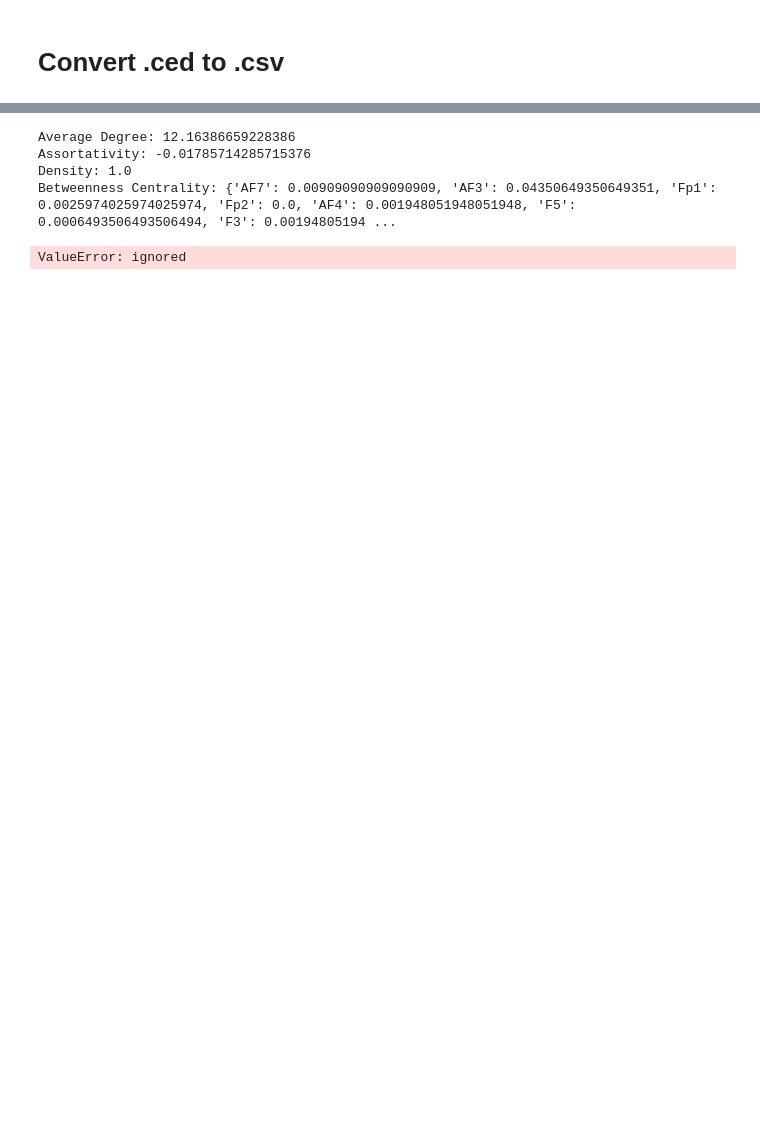
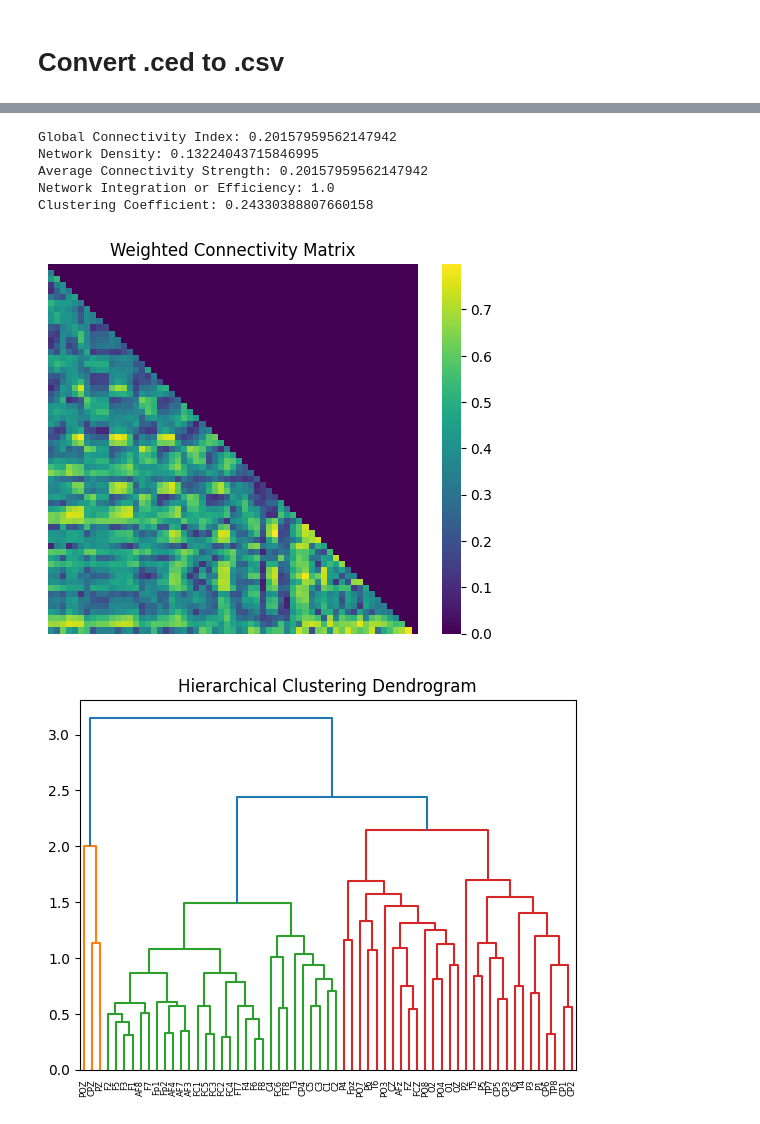
Before and after one commit to Nadezda-Sut/EEG, a Jupyter notebook: MNE_Connectivity.ipynb, the cells around one changed output, grey strips where cells are left out. Saved outputs shown, nothing was run; the diff lists cells and outputs as text; code cells hidden in the pictures; blank space fills up the shorter version.

```diff
--- a/MNE_Connectivity.ipynb
+++ b/MNE_Connectivity.ipynb
@@ -402,46 +240,14 @@ Connected Components: [{0, 1, 2, 3, 4, 5, 6, 7, 8, 9, 10, 11, 12, 13, 14, 15, 16
-# %%
-import pandas as pd
-import networkx as nx
-
-# Read the CSV file containing the weighted adjacency matrix
-df = pd.read_csv('/content/gdrive/My Drive/Colab Notebooks/VatEvgDo_matrix_sensors_wpli.csv', index_col=0)
-
-# Create a graph from the DataFrame
-G = nx.from_pandas_adjacency(df)
-
-# Calculate Average Degree
-average_degree = sum(dict(G.degree(weight='weight')).values()) / len(G)
-
-# Calculate Assortativity
-assortativity = nx.degree_assortativity_coefficient(G, weight='weight')
-
-# Calculate Density
-density = nx.density(G)
-
-# Calculate Betweenness Centrality
-betweenness_centrality = nx.betweenness_centrality(G, weight='weight')
-
-# Print or use the calculated values
-print("Average Degree:", average_degree)
-print("Assortativity:", assortativity)
-print("Density:", density)
-print("Betweenness Centrality:", betweenness_centrality)
-# %% [output]
-Average Degree: 12.16386659228386
-Assortativity: -0.01785714285715376
-Density: 1.0
-Betweenness Centrality: {'AF7': 0.00909090909090909, 'AF3': 0.04350649350649351, 'Fp1': 0.0025974025974025974, 'Fp2': 0.0, 'AF4': 0.001948051948051948, 'F5': 0.0006493506493506494, 'F3': 0.00194805194 ...
 # %%
 import pandas as pd
 import numpy as np
 import matplotlib.pyplot as plt
 import seaborn as sns
-from scipy.stats import zscore
+import networkx as nx
 from scipy.spatial.distance import squareform
 from scipy.cluster.hierarchy import linkage, dendrogram
 
 # Load the CSV file
-file_path = '/content/gdrive/My Drive/Colab Notebooks/VatEvgDo_matrix_sensors_wpli.csv'
+file_path = '/content/gdrive/My Drive/Colab Notebooks/Обработанные ЭЭГ/BahTimPosleCleanICA_matrix_sensors_wpli.csv'
 connectivity_matrix = pd.read_csv(file_path, index_col=0)
 
 # Set diagonal elements to zero (optional, depends on your preference)
@@ -451,36 +257,45 @@ np.fill_diagonal(connectivity_matrix.values, 0)
 threshold = 0.5  # You can adjust this value based on your dataset and goals
 
 # Apply thresholding to create a binary matrix
 binary_matrix = (connectivity_matrix > threshold).astype(int)
 
 # Calculate Global Connectivity Index
 global_connectivity_index = connectivity_matrix.mean().mean()
+print(f"Global Connectivity Index: {global_connectivity_index}")
 
 # Calculate Network Density
 network_density = np.sum(binary_matrix.values) / (len(binary_matrix) * (len(binary_matrix) - 1))
+print(f"Network Density: {network_density}")
 
 # Calculate Average Connectivity Strength
 average_connectivity_strength = connectivity_matrix.mean().mean()
+print(f"Average Connectivity Strength: {average_connectivity_strength}")
 
-# Calculate Network Integration or Efficiency
-network_efficiency = 1 / np.mean(squareform(connectivity_matrix.values))
+# Calculate Network Integration or Efficiency using networkx
+G = nx.from_pandas_adjacency(connectivity_matrix)
+network_efficiency = nx.global_efficiency(G)
+print(f"Network Integration or Efficiency: {network_efficiency}")
 
 # Calculate Clustering Coefficient
 clustering_coefficient = np.mean(binary_matrix.corr().mean())
-
-# Calculate Network Modularity (optional, requires additional libraries)
-# If interested, you can use community detection algorithms to calculate modularity
+print(f"Clustering Coefficient: {clustering_coefficient}")
 
 # Visualization
 # Plot the weighted connectivity matrix
 sns.heatmap(connectivity_matrix, cmap='viridis', square=True, xticklabels=False, yticklabels=False)
 plt.title('Weighted Connectivity Matrix')
 plt.show()
 
 # Create a hierarchical clustering dendrogram
 linkage_matrix = linkage(connectivity_matrix.values, method='average', metric='euclidean')
 dendrogram(linkage_matrix, labels=connectivity_matrix.columns)
 plt.title('Hierarchical Clustering Dendrogram')
 plt.show()
 # %% [output]
-ValueError: ignored
+Global Connectivity Index: 0.20157959562147942
+Network Density: 0.13224043715846995
+Average Connectivity Strength: 0.20157959562147942
+Network Integration or Efficiency: 1.0
+Clustering Coefficient: 0.24330388807660158
+[figure, added]
+[figure, added]
```
Also changed, not shown: parts of 34 cells of this notebook.
